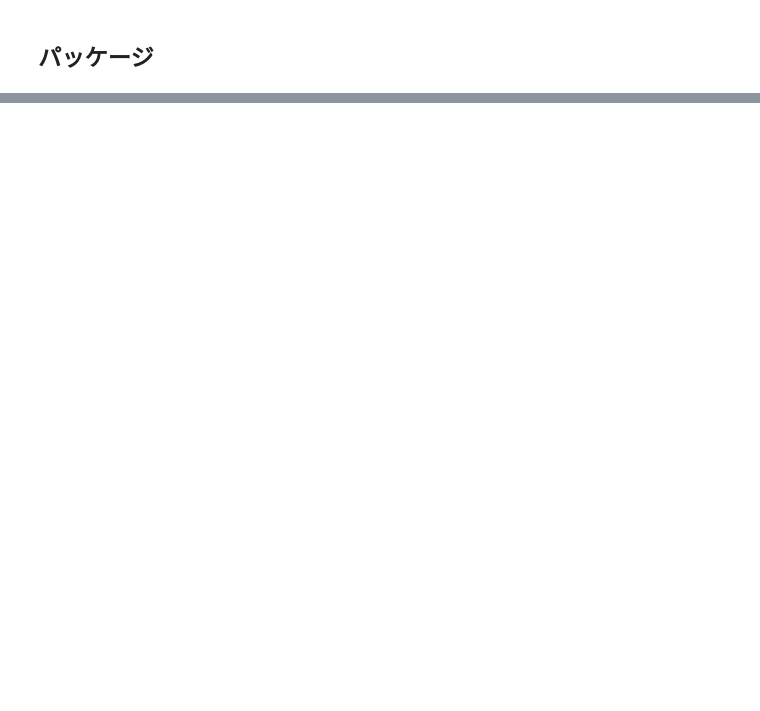
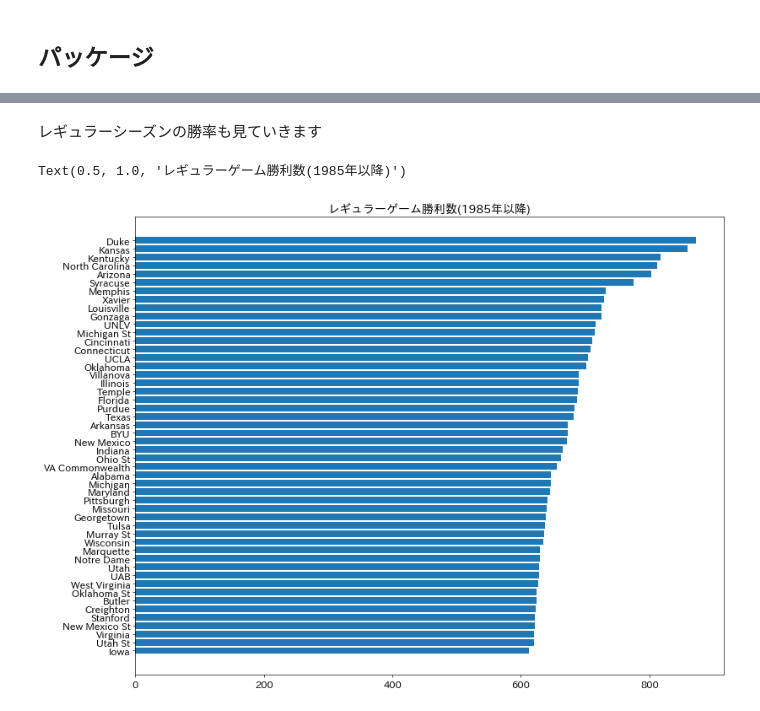
Before and after one commit to idsts2670/kaggle, a Jupyter notebook: mens-machine-learning-competition-2018/ncaa-mens.ipynb, the cells around one changed output, grey strips where cells are left out. Cells and saved outputs as stored; diff of their text form; code cells hidden in the pictures; blank space fills up the shorter version.

```diff
--- a/mens-machine-learning-competition-2018/ncaa-mens.ipynb
+++ b/mens-machine-learning-competition-2018/ncaa-mens.ipynb
@@ -57,0 +219,3 @@ from pandas_profiling import ProfileReport
+# %%
+reg_game_compact = pd.read_csv('data/Stage2UpdatedDataFiles/RegularSeasonCompactResults.csv')
+reg_game_compact
@@ -57,0 +981,15 @@ from pandas_profiling import ProfileReport
+# %% [markdown]
+レギュラーシーズンの勝率も見ていきます
+# %%
+teams_tmp = df_teams.rename(columns={TeamID:'WTeamID'})
+reg_game_dummy = pd.merge(left=reg_game_compact, right=teams_tmp, how='left', on='WTeamID').rename(columns={'TeamName':'WTeamName'})
+reg_game_tmp = reg_game_dummy.groupby(['WTeamID', 'WTeamName']).count().reset_index()[['WTeamID', 'WTeamName','Season']].rename(columns={'Season':'reg_game_win'}).sort_values('reg_game_win')
+
+# 上位50チームのみ表示します
+reg_game_tmp_v1 = reg_game_tmp.iloc[-50:,:]
+fig = plt.figure(figsize=(15, 12), dpi=60)
+plt.barh(reg_game_tmp_v1['WTeamName'], reg_game_tmp_v1['reg_game_win'], align='center')
+plt.title('レギュラーゲーム勝利数(1985年以降)')
+# %% [output]
+Text(0.5, 1.0, 'レギュラーゲーム勝利数(1985年以降)')
+[figure, added]
```
Also changed, not shown: parts of 87 cells of this notebook, 1 other file.
